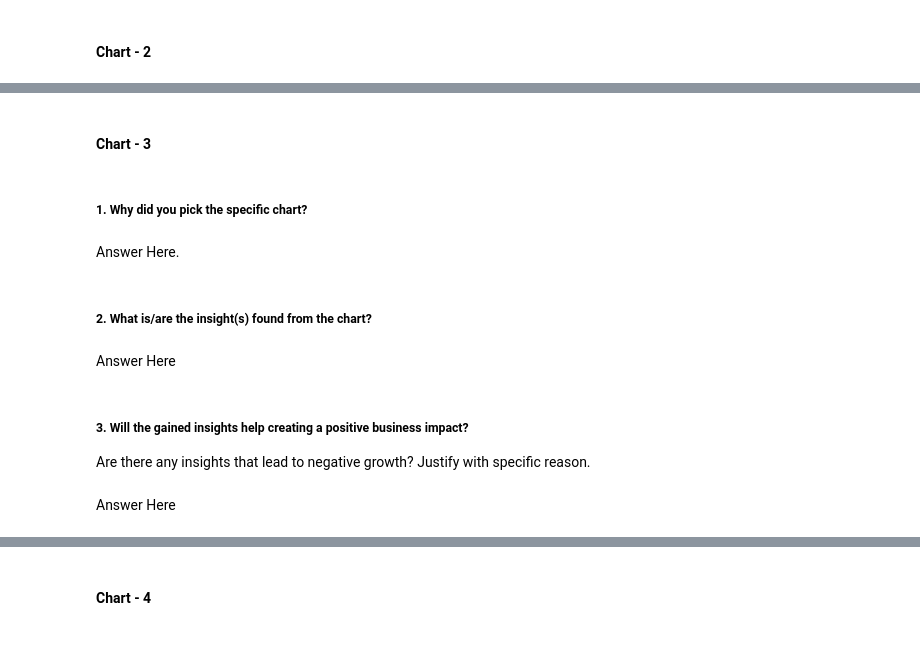
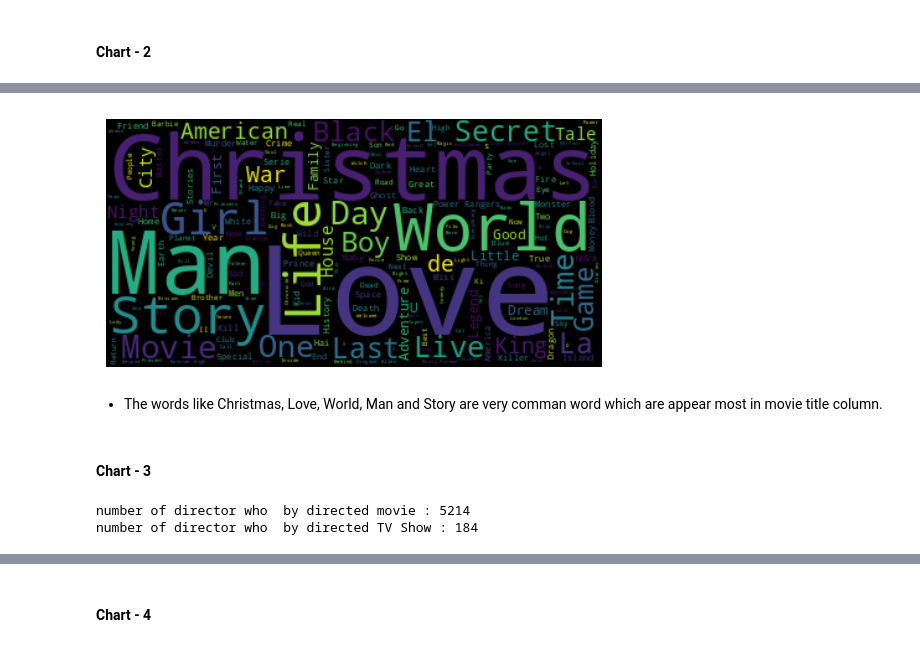
Before and after one commit to saidul-mondal-au7/netflix_movies_show_tv_shows, a Jupyter notebook: Netflix_movies_&_tv_shows.ipynb, the cells around one changed output, grey strips where cells are left out. Saved outputs shown, nothing was run; the diff lists cells and outputs as text; code cells hidden in the pictures.

```diff
--- a/Netflix_movies_&_tv_shows.ipynb
+++ b/Netflix_movies_&_tv_shows.ipynb
@@ -221,2 +297,19 @@ Answer Here
+# %%
+# Title column:  visualization code
+
+# Creating and Displaying a Word Cloud Based on Titles in a Pandas Dataframe
+text = " ".join(word for word in df['title'])
+
+# Create the WordCloud object and generate the word cloud
+wordcloud = WordCloud(stopwords=STOPWORDS).generate(text)
+
+# Display the word cloud using matplotlib.pyplot
+plt.imshow(wordcloud,  interpolation='bilinear')
+plt.axis("off")
+plt.show()
+# %% [output]
+[figure, added]
+# %% [markdown]
+* The words like Christmas, Love, World, Man and  Story are very comman word which are appear most in movie title column.
 # %% [markdown]
 #### Chart - 3
@@ -225,13 +316,10 @@ Answer Here
-# %% [markdown]
-##### 1. Why did you pick the specific chart?
-# %% [markdown]
-Answer Here.
-# %% [markdown]
-##### 2. What is/are the insight(s) found from the chart?
-# %% [markdown]
-Answer Here
-# %% [markdown]
-##### 3. Will the gained insights help creating a positive business impact?
-Are there any insights that lead to negative growth? Justify with specific reason.
-# %% [markdown]
-Answer Here
+# %%
+# Director column:visualization code
+
+# Printing the Number of Directors for Movies and TV Shows Separately
+
+print(f"number of director who  by directed movie : { df[df['type']=='Movie']['director'].value_counts().sum()}")
+print(f"number of director who  by directed TV Show : { df[df['type']=='TV Show']['director'].value_counts().sum()}")
+# %% [output]
+number of director who  by directed movie : 5214
+number of director who  by directed TV Show : 184
```
Also changed, not shown: parts of 97 cells of this notebook.
